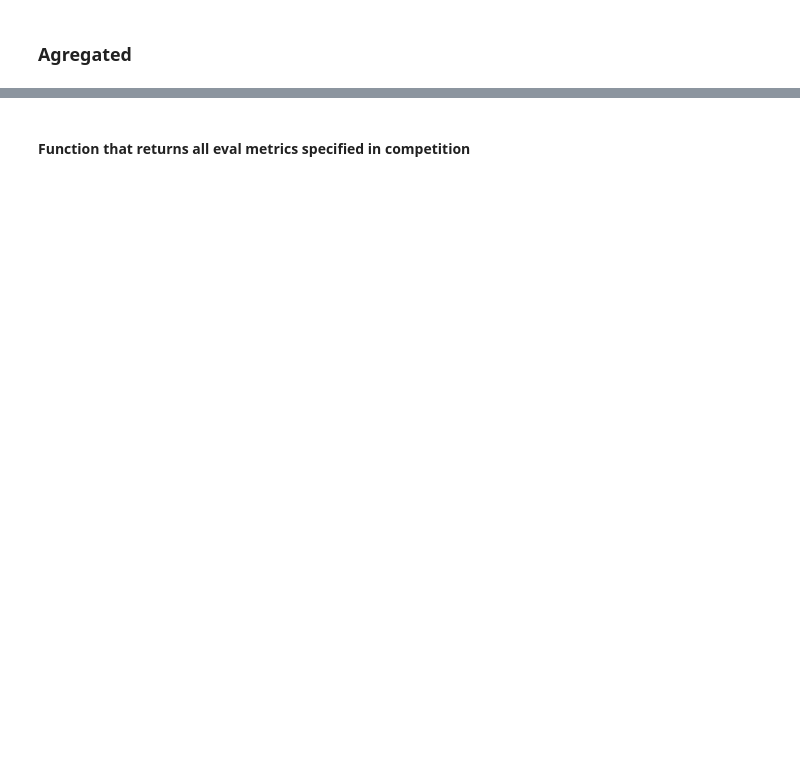
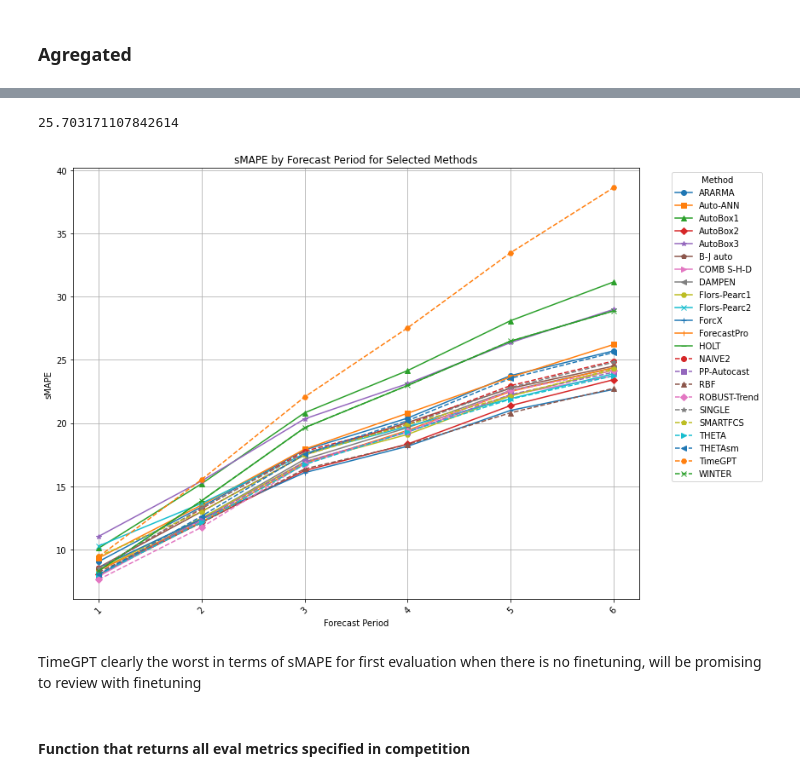
Before and after one commit to tom-alten/OutsmartingTime, a Jupyter notebook: M-Competitions/M3-Competition/M3_Yearly_eval.ipynb, the cells around one changed output, grey strips where cells are left out. Cells and saved outputs as stored; diff of their text form; code cells hidden in the pictures; blank space fills up the shorter version.

```diff
--- a/M-Competitions/M3-Competition/M3_Yearly_eval.ipynb
+++ b/M-Competitions/M3-Competition/M3_Yearly_eval.ipynb
@@ -64,0 +172,6 @@ RMSE: 89.72
+# %%
+### IMPORTANT ###
+# Resort the dataframe to ensure correct evaluation
+grouped_df = grouped_df.sort_values(by = ['Series', 'Date', 'Category']).copy()
+grouped_df['ForecastPeriod'] = grouped_df.groupby('Series').cumcount() + 1
+grouped_df.head(10)
@@ -64,0 +190,7 @@ RMSE: 89.72
+# %%
+final_df = pd.merge(grouped_df, df_long, on = ['Series', 'ForecastPeriod'], how = 'left')
+# Drop not necessary columns
+final_df.drop(columns = ['NF_x', 'N', 'NF_y', 'Date'], inplace = True)
+final_df.rename(columns = {'Value' : 'Actual', 'value' : 'Forecast', 'Sheet' : 'Method'}, inplace = True)
+final_df.sort_values(by = ['Series', 'ForecastPeriod'], inplace = True)
+final_df.head(10)
@@ -64,0 +236,5 @@ RMSE: 89.72
+# %%
+updated_df.sort_values(by = ['Series', 'ForecastPeriod'], inplace = True)
+updated_df.drop(columns = 'TimeGPT', inplace = True)
+updated_df.drop_duplicates(inplace= True)
+updated_df.head(30)
@@ -69,0 +304,2 @@ train_ex1 = df_train.loc[df_train['Series'] == 1]
+# %%
+results_df.reset_index(inplace = True, drop = True)
@@ -70,2 +318,44 @@ train_ex1 = df_train.loc[df_train['Series'] == 1]
+# %%
+print(results_df.loc[(results_df['Method'] == 'ARARMA') &
+                     (results_df['ForecastPeriod'] == 6)]['sMAPE'].mean())
+### Works! ###
+# %% [output]
+25.703171107842614
+# %%
+methods = results_df['Method'].unique().tolist()
+
+# Filter the DataFrame to only include the specified methods
+filtered_df = results_df[results_df['Method'].isin(methods)]
+# Group by 'ForecastPeriod' and 'Method' and calculate the mean 'sMAPE'
+agg_df = filtered_df.groupby(['ForecastPeriod', 'Method'])['sMAPE'].mean().reset_index()
+
+# Pivot the aggregated DataFrame
+pivot_df = agg_df.pivot(index='ForecastPeriod', columns='Method', values='sMAPE')
+# Define a list of markers and line styles
+markers = ['o', 's', '^', 'D', '*', 'p', '>', '<', 'H', 'x', '+', '|', '_']
+line_styles = ['-', '--', '-.', ':']
+
+# Create a cycle of line styles and markers
+style_cycler = cycle([(line_style, marker) for line_style in line_styles for marker in markers])
+
+# Plotting with different line styles and markers
+plt.figure(figsize=(12, 8))
+
+for method, style in zip(pivot_df.columns, style_cycler):
+    line_style, marker = style
+    plt.plot(pivot_df.index, pivot_df[method], label=method, linestyle=line_style, marker=marker)
+
+plt.xlabel('Forecast Period')
+plt.ylabel('sMAPE')
+plt.title('sMAPE by Forecast Period for Selected Methods')
+plt.legend(title='Method', bbox_to_anchor=(1.05, 1), loc='upper left')
+plt.xticks(rotation=45)
+plt.tight_layout()
+plt.grid(True)
+plt.show()
+# %% [output]
+[figure, added]
+# %% [markdown]
+TimeGPT clearly the worst in terms of sMAPE for first evaluation when there is no finetuning, will be promising to review with finetuning
 # %% [markdown]
 #### Function that returns all eval metrics specified in competition
```
Also changed, not shown: parts of 61 cells of this notebook, 1 other file.
